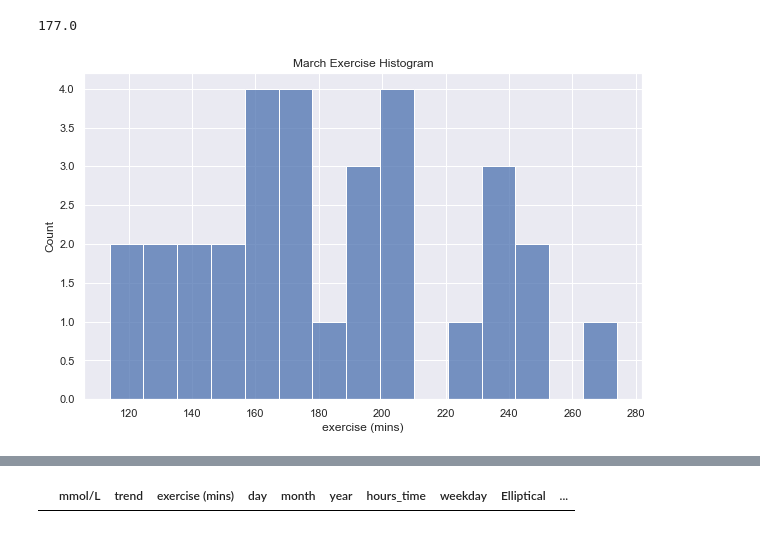
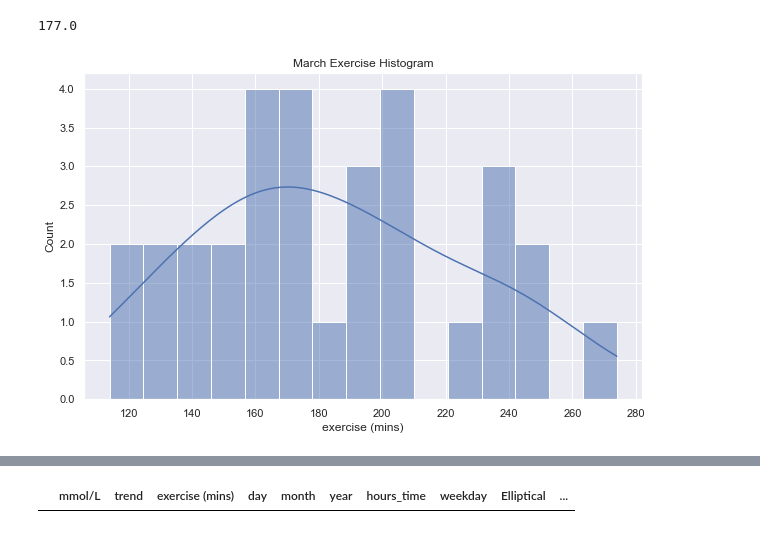
Before and after one commit to nico-palmar/glucose_data_exploration, a Jupyter notebook: march_analysis.ipynb, the cells around one changed output, grey strips where cells are left out. Cells and saved outputs as stored; diff of their text form; code cells hidden in the pictures.

```diff
--- a/march_analysis.ipynb
+++ b/march_analysis.ipynb
@@ -29,6 +29,6 @@ Added df for: Wed Mar 31, 2021
 # %%
 import pandas as pd
-df = pd.read_pickle('march_df')
+df.to_pickle('march_df.pkl')
 # %% [markdown]
 ### get lows during night time
 - Lows during sleep can be dangerous if not treated
@@ -154,8 +165,8 @@ median_exercise
 # %% [output]
 177.0
 # %%
-exercise_hist_ax = sns.histplot(x=total_daily_exercise, bins=15)
+exercise_hist_ax = sns.histplot(x=total_daily_exercise, bins=15, kde=True)
 exercise_hist_ax.set_title('March Exercise Histogram')
 exercise_hist_ax.figure.savefig('graphs/march_exercise_hist.png')
 # %% [output]
-[figure, old version]
+[figure, new version]
```
Also changed, not shown: parts of 25 cells of this notebook, 8 other files.
